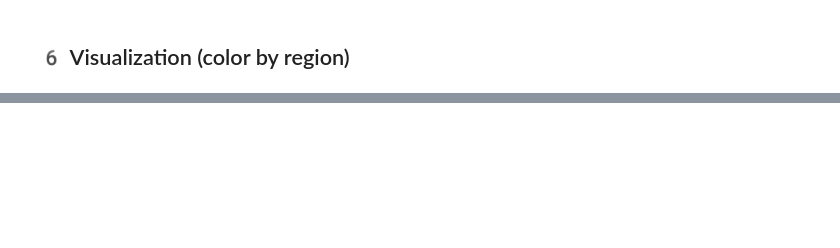
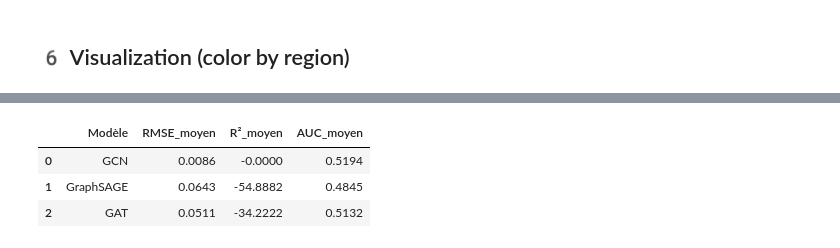
Before and after one commit to rouabouhouch/Datamining, a Jupyter notebook: projet.ipynb, the cells around one changed output, grey strips where cells are left out. Drawn from its saved outputs; the diff is of its cells as text; code cells hidden in the pictures; blank space fills up the shorter version.

```diff
--- a/projet.ipynb
+++ b/projet.ipynb
@@ -297,0 +874,55 @@ Region assortativity: 0.327
+# %%
+
+# ---------------------------
+# 3️⃣ TRAIN ALL MODELS + COMPARE
+# ---------------------------
+
+num_nodes = data_pyg.num_nodes
+perm = torch.randperm(num_nodes)
+n_train = int(0.8 * num_nodes)
+n_val = int(0.1 * num_nodes)
+
+train_mask = perm[:n_train]
+val_mask = perm[n_train:n_train+n_val]
+test_mask = perm[n_train+n_val:]
+
+# store masks
+data_pyg.train_mask = torch.zeros(num_nodes, dtype=torch.bool)
+data_pyg.val_mask = torch.zeros(num_nodes, dtype=torch.bool)
+data_pyg.test_mask = torch.zeros(num_nodes, dtype=torch.bool)
+data_pyg.train_mask[train_mask] = True
+data_pyg.val_mask[val_mask] = True
+data_pyg.test_mask[test_mask] = True
+
+results_gcn = train_and_evaluate(GCN, "GCN")
+results_sage = train_and_evaluate(GraphSAGE, "GraphSAGE")
+results_gat = train_and_evaluate(GAT, "GAT")
+
+compare = pd.DataFrame({
+    "Modèle": ["GCN", "GraphSAGE", "GAT"],
+    "RMSE_moyen": [results_gcn["RMSE"].mean(), results_sage["RMSE"].mean(), results_gat["RMSE"].mean()],
+    "R²_moyen": [results_gcn["R²"].mean(), results_sage["R²"].mean(), results_gat["R²"].mean()],
+    "AUC_moyen": [results_gcn["AUC"].mean(), results_sage["AUC"].mean(), results_gat["AUC"].mean()],
+}).round(4)
+
+display(compare)
+
+# ---------------------------
+# 4️⃣ SELECT AND RETRAIN BEST MODEL ON FULL DATA
+# ---------------------------
+best_name = compare.loc[compare["R²_moyen"].idxmax(), "Modèle"]
+print(f"Best-performing model: {best_name}")
+
+if best_name == "GCN":
+    best_model = GCN(in_dim=data_pyg.num_features, hidden=64, out_dim=1)
+elif best_name == "GraphSAGE":
+    best_model = GraphSAGE(in_dim=data_pyg.num_features, hidden=64, out_dim=1)
+else:
+    best_model = GAT(in_dim=data_pyg.num_features, hidden=64, out_dim=1)
+
+optimizer = torch.optim.Adam(best_model.parameters(), lr=0.01, weight_decay=5e-4)
+train_model(best_model, optimizer, data_pyg, epochs=200)
+
+# Keep features for embedding visualizations
+X_full = data_pyg.x.clone()
+# %% [output]
@@ -297,0 +946,4 @@ Region assortativity: 0.327
+|  | Modèle | RMSE_moyen | R²_moyen | AUC_moyen |
+| 0 | GCN | 0.0086 | -0.0000 | 0.5194 |
+| 1 | GraphSAGE | 0.0643 | -54.8882 | 0.4845 |
+| 2 | GAT | 0.0511 | -34.2222 | 0.5132 |
```
Also changed, not shown: parts of 57 cells of this notebook, 2 other files.
